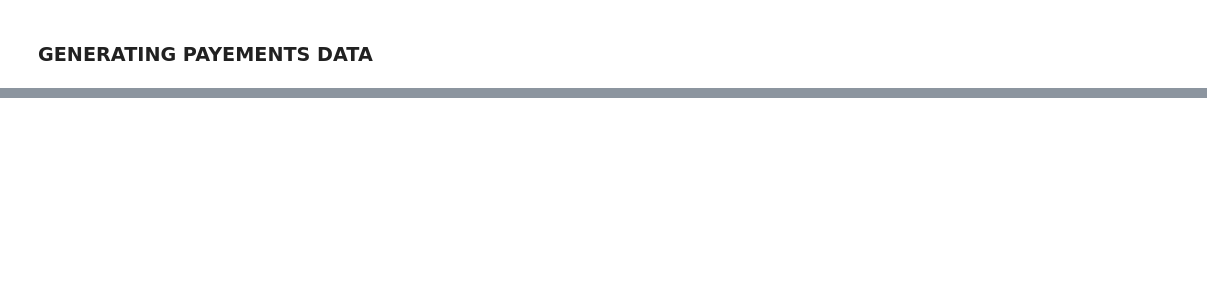
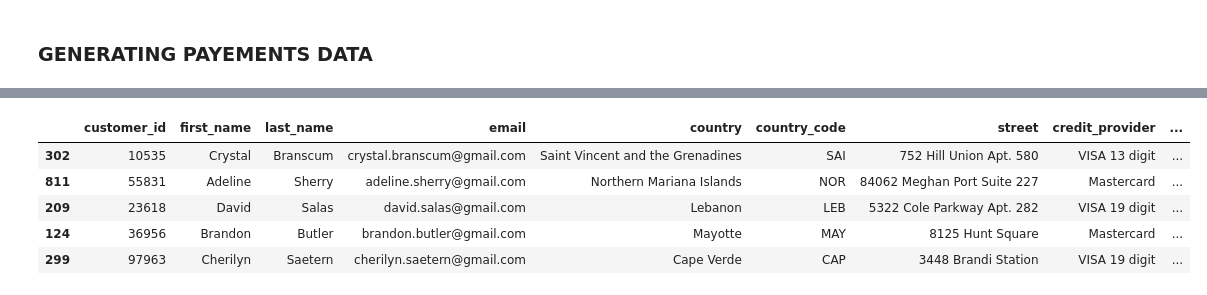
Before and after one commit to jbassie/ETL-PROJECT, a Jupyter notebook: Generating_data.ipynb, the cells around one changed output, grey strips where cells are left out. Cells and saved outputs as stored; diff of their text form; code cells hidden in the pictures; blank space fills up the shorter version.

```diff
--- a/Generating_data.ipynb
+++ b/Generating_data.ipynb
@@ -237,0 +319,8 @@ payment_df.head()
+# %%
+#Creating a new table called countries
+unique_countries = customer_df.country.unique()
+countries_df = pd.DataFrame(unique_countries, columns = ['Country'])
+countries_df['Country_code'] = countries_df.Country.str[0:3]
+countries_df['Country_code'] = countries_df.Country_code.str.upper()
+countries_df['Country_id'] = [*range(0, len(countries_df))]
+countries_df.head()
@@ -237,0 +334,24 @@ payment_df.head()
+# %%
+#Extracting the country_id column from customers
+query = '''
+select countries_df.country_id
+from customer_df
+join countries_df
+on
+customer_df.country_code = countries_df.country_code and
+customer_df.country = countries_df.country
+'''
+
+country_ids = sql(query)
+#connecting countries to customers by adding the foriegn key: country_id
+
+customer_df['country_id'] = country_ids
+# %%
+customer_df.sample(5)
+# %% [output]
+|  | customer_id | first_name | last_name | email | country | country_code | street | credit_provider | ... |
+| 302 | 10535 | Crystal | Branscum | crystal.branscum@gmail.com | Saint Vincent and the Grenadines | SAI | 752 Hill Union Apt. 580 | VISA 13 digit | ... |
+| 811 | 55831 | Adeline | Sherry | adeline.sherry@gmail.com | Northern Mariana Islands | NOR | 84062 Meghan Port Suite 227 | Mastercard | ... |
+| 209 | 23618 | David | Salas | david.salas@gmail.com | Lebanon | LEB | 5322 Cole Parkway Apt. 282 | VISA 19 digit | ... |
+| 124 | 36956 | Brandon | Butler | brandon.butler@gmail.com | Mayotte | MAY | 8125 Hunt Square | Mastercard | ... |
+| 299 | 97963 | Cherilyn | Saetern | cherilyn.saetern@gmail.com | Cape Verde | CAP | 3448 Brandi Station | VISA 19 digit | ... |
```
Also changed, not shown: parts of 23 cells of this notebook.
